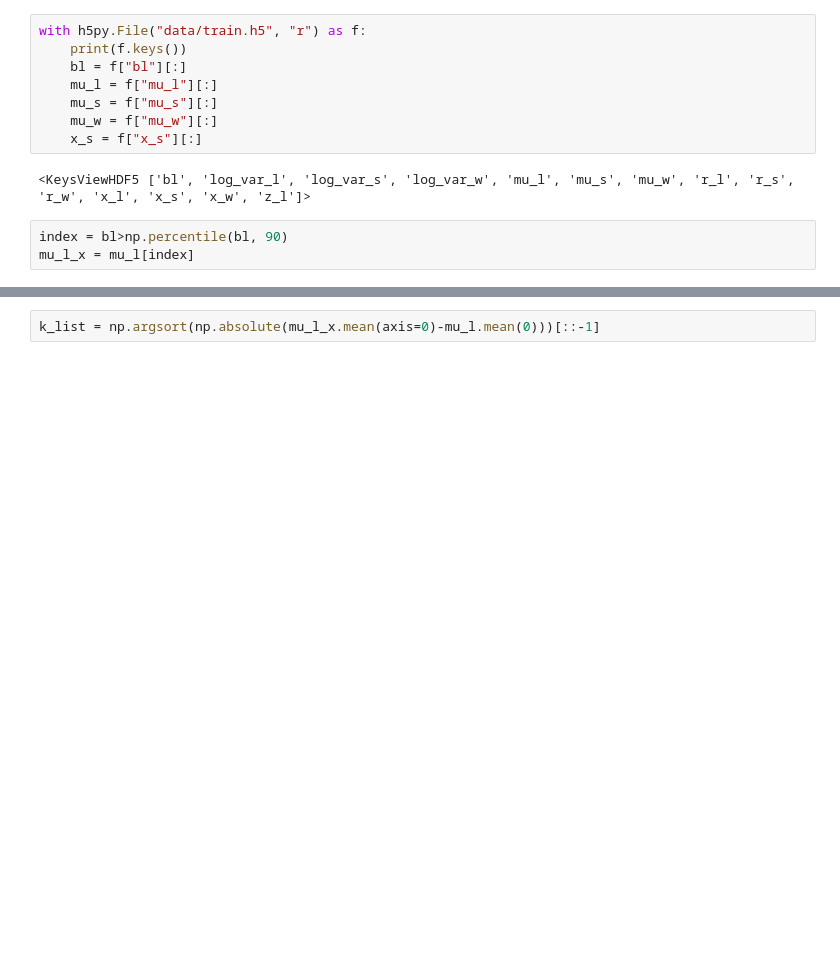
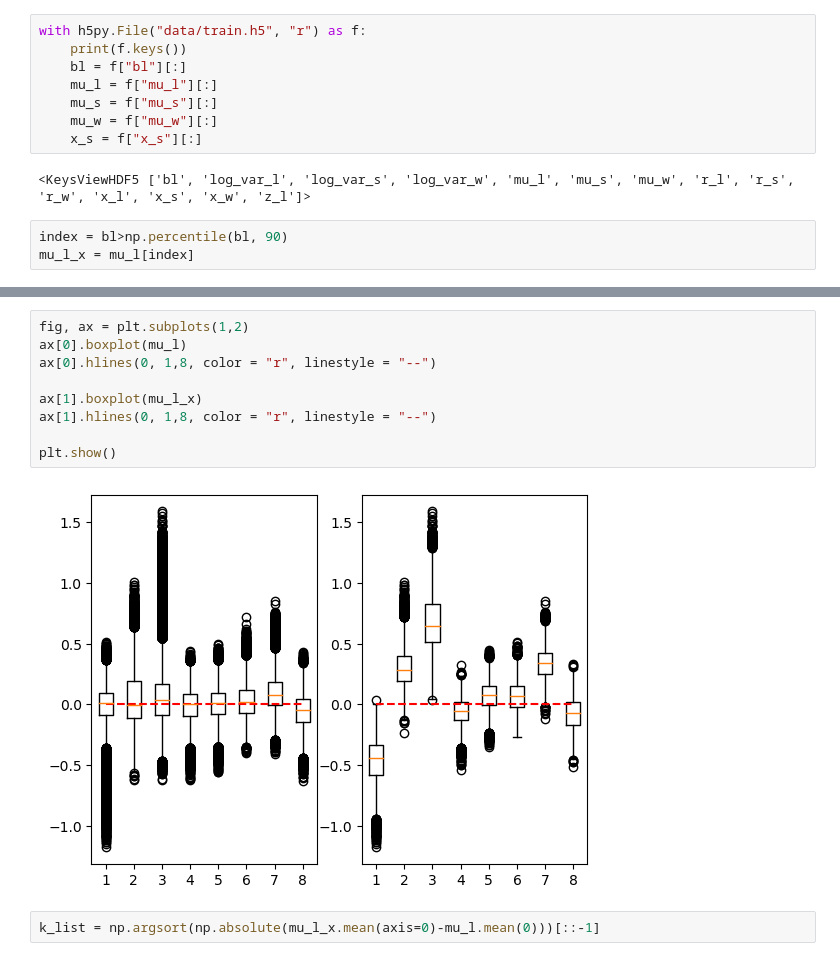
Before and after one commit to melioristic/FOMO-VAEM, a Jupyter notebook: nb_5_extreme_biomass_loss.ipynb, the cells around one changed output, grey strips where cells are left out. Cells and saved outputs as stored; diff of their text form; blank space fills up the shorter version.

```diff
--- a/nb_5_extreme_biomass_loss.ipynb
+++ b/nb_5_extreme_biomass_loss.ipynb
@@ -42,3 +32,14 @@ array([0.09979646, 0.29409918, 0.3632038 , 0.00600711, 0.31920117,
+# %%
+fig, ax = plt.subplots(1,2)
+ax[0].boxplot(mu_l)
+ax[0].hlines(0, 1,8, color = "r", linestyle = "--")
+
+ax[1].boxplot(mu_l_x)
+ax[1].hlines(0, 1,8, color = "r", linestyle = "--")
+
+plt.show()
+# %% [output]
+[figure, added]
 # %%
 k_list = np.argsort(np.absolute(mu_l_x.mean(axis=0)-mu_l.mean(0)))[::-1]
 # %%
```
Also changed, not shown: parts of 11 cells of this notebook, 5 other files.
